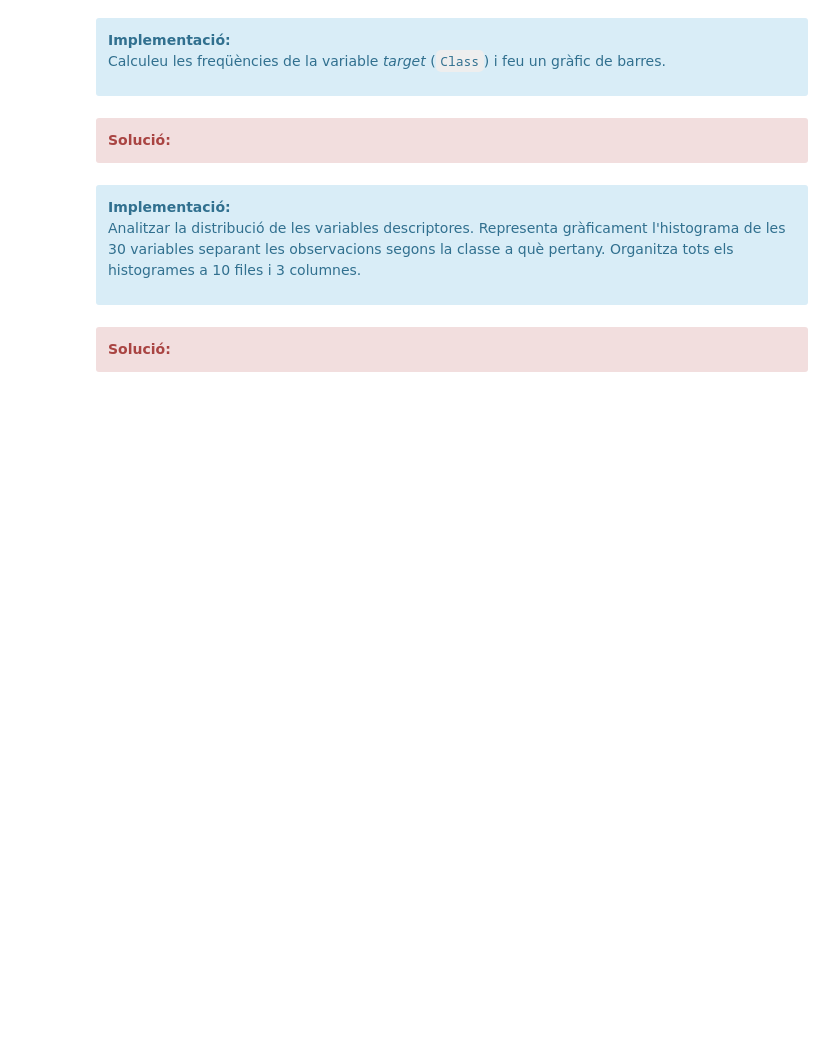
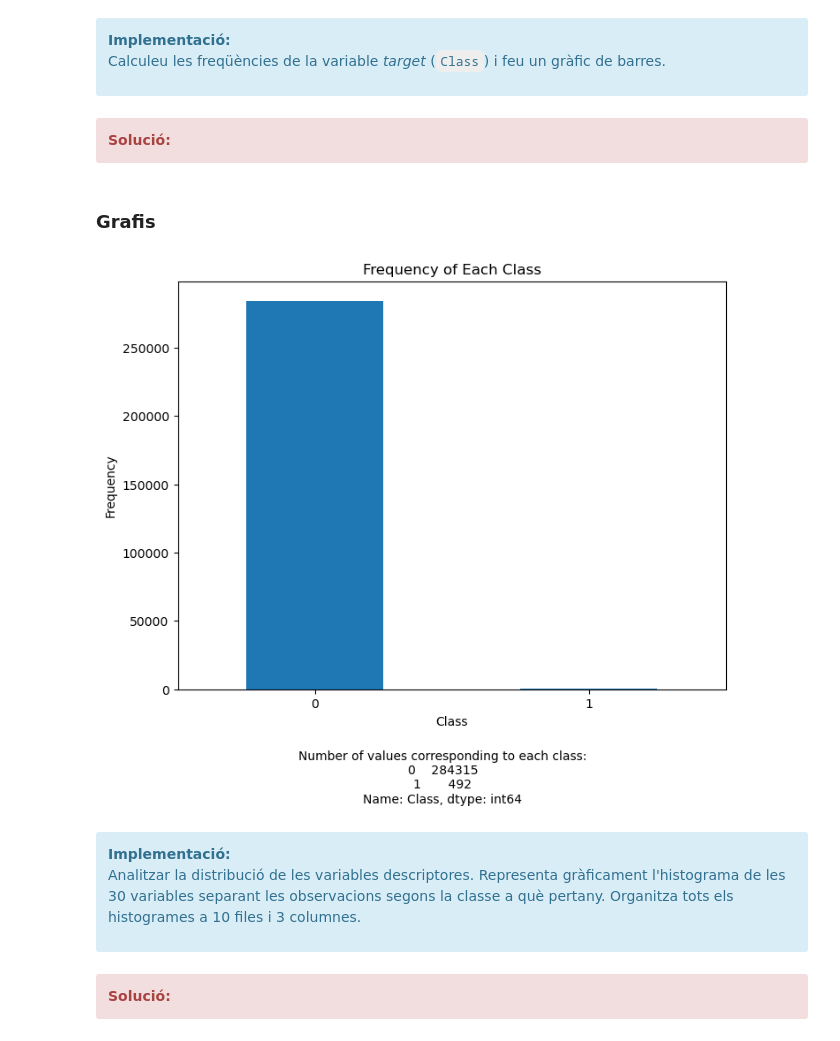
Before and after one commit to xaviermaltas/advancedDataMiningModels, a Jupyter notebook: PAC3/20222_M2.955_PAC3_Enunciat.ipynb, the cells around one changed output. Drawn from its saved outputs; the diff is of its cells as text; code cells hidden in the pictures; blank space fills up the shorter version.

```diff
--- a/PAC3/20222_M2.955_PAC3_Enunciat.ipynb
+++ b/PAC3/20222_M2.955_PAC3_Enunciat.ipynb
@@ -1099,6 +1125,28 @@ Calculeu les freqüències de la variable _target_ (`Class`) i feu un gràfic de
 <div class="alert alert-block alert-danger">
 <strong>Solució:</strong>
 </div>
+# %% [markdown]
+### Grafis
+# %%
+# Calculate the frequencies of the 'Class' variable
+class_counts = data['Class'].value_counts()
+
+# Plot the bar graph
+plt.figure(figsize=(8, 6))
+class_counts.plot(kind='bar')
+plt.xlabel('Class')
+plt.ylabel('Frequency')
+plt.title('Frequency of Each Class')
+plt.xticks(rotation=0)
+
+# Add a caption
+caption = "Number of values corresponding to each class:\n" + str(class_counts)
+plt.figtext(0.5, -0.1, caption, wrap=True, horizontalalignment='center')
+
+# Show the plot
+plt.show()
+# %% [output]
+[figure, added]
 # %% [markdown]
 <div class="alert alert-block alert-info">
 <strong>Implementació:</strong>
```
Also changed, not shown: parts of 18 cells of this notebook.
